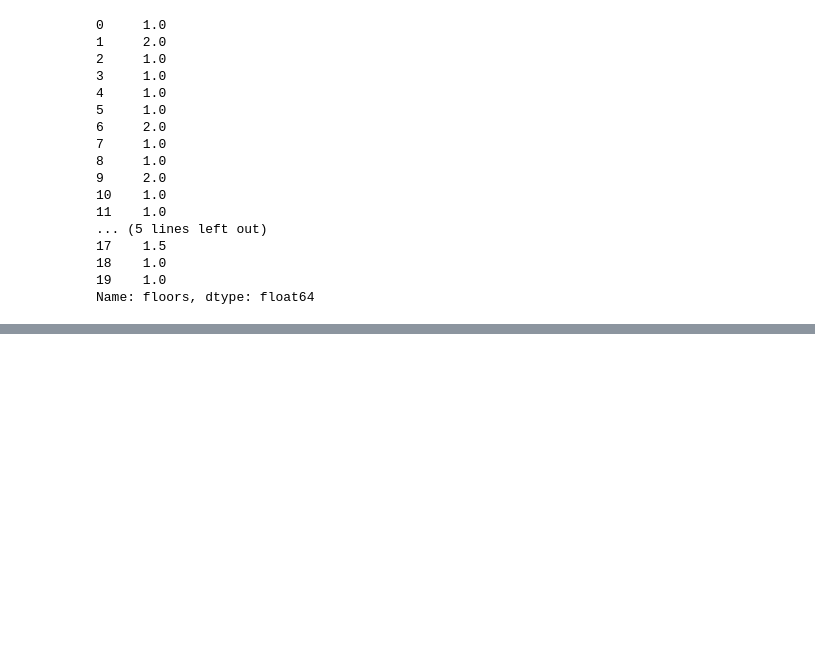
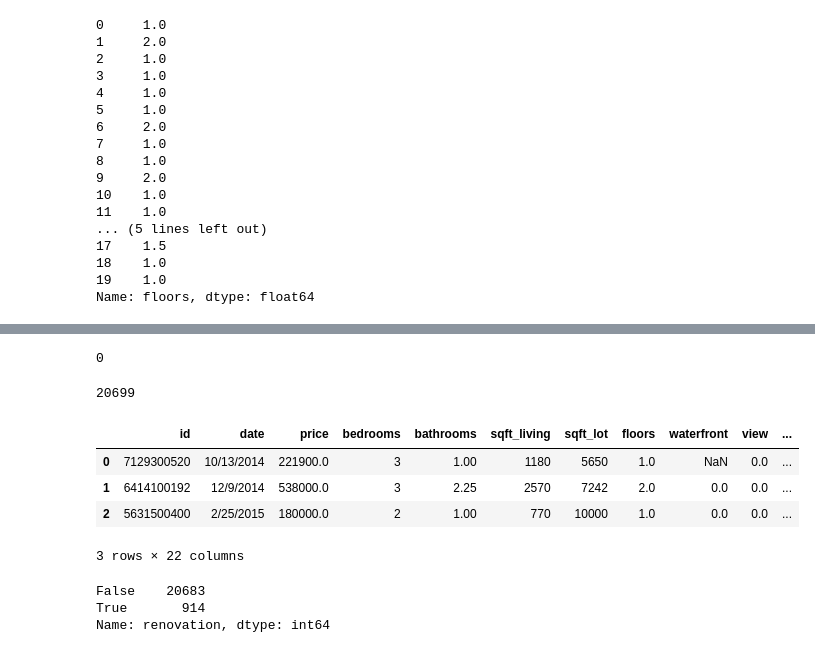
Before and after one commit to AnnikaNoren/post_graduate_project, a Jupyter notebook: KingsCountyRedo.ipynb, the cells around one changed output, grey strips where cells are left out. Saved outputs shown, nothing was run; the diff lists cells and outputs as text; code cells hidden in the pictures; blank space fills up the shorter version.

```diff
--- a/KingsCountyRedo.ipynb
+++ b/KingsCountyRedo.ipynb
@@ -366,0 +503,25 @@ df.floors.value_counts()
+# %%
+df.renovation.isna().sum()
+# %% [output]
+0
+# %%
+round(0.96*3842 + 17011)
+# %% [output]
+20699
+# %%
+# Removed nulls in the ratio of renovation/non-renovation, now change the column to bool
+df['renovation'] = np.where(df['renovation'] == 0, False, True)
+# %%
+df.head(3)
+# %% [output]
+|  | id | date | price | bedrooms | bathrooms | sqft_living | sqft_lot | floors | waterfront | view | ... |
+| 0 | 7129300520 | 10/13/2014 | 221900.0 | 3 | 1.00 | 1180 | 5650 | 1.0 | NaN | 0.0 | ... |
+| 1 | 6414100192 | 12/9/2014 | 538000.0 | 3 | 2.25 | 2570 | 7242 | 2.0 | 0.0 | 0.0 | ... |
+| 2 | 5631500400 | 2/25/2015 | 180000.0 | 2 | 1.00 | 770 | 10000 | 1.0 | 0.0 | 0.0 | ... |
+3 rows × 22 columns
+# %%
+df.renovation.value_counts()
+# %% [output]
+False    20683
+True       914
+Name: renovation, dtype: int64
```
Also changed, not shown: parts of 25 cells of this notebook.
